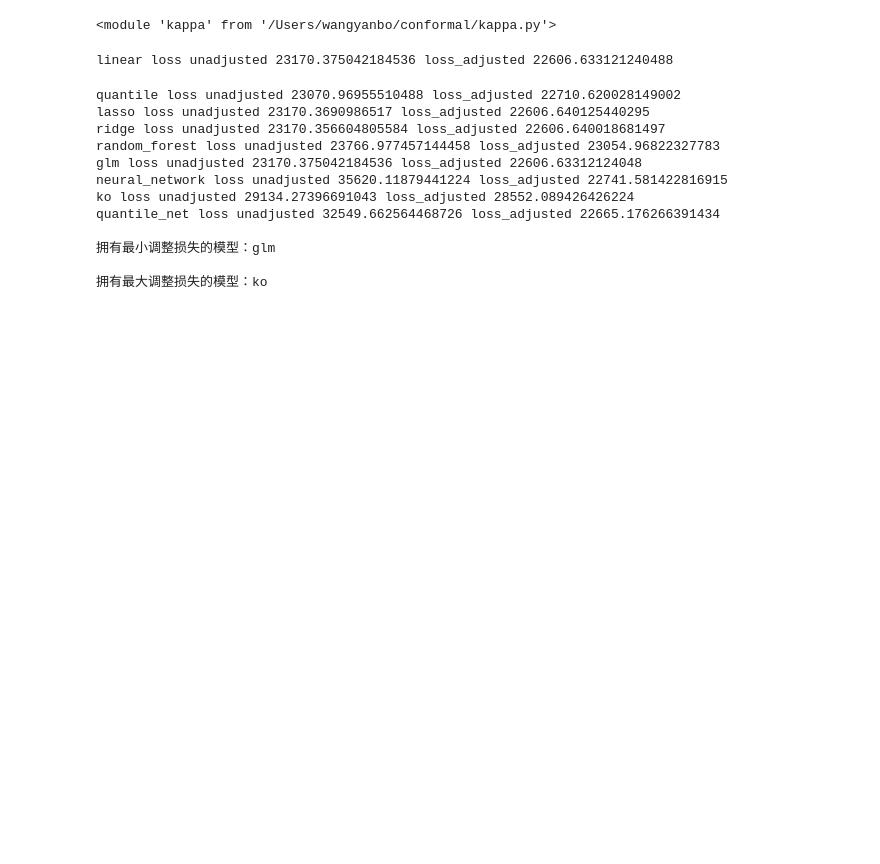
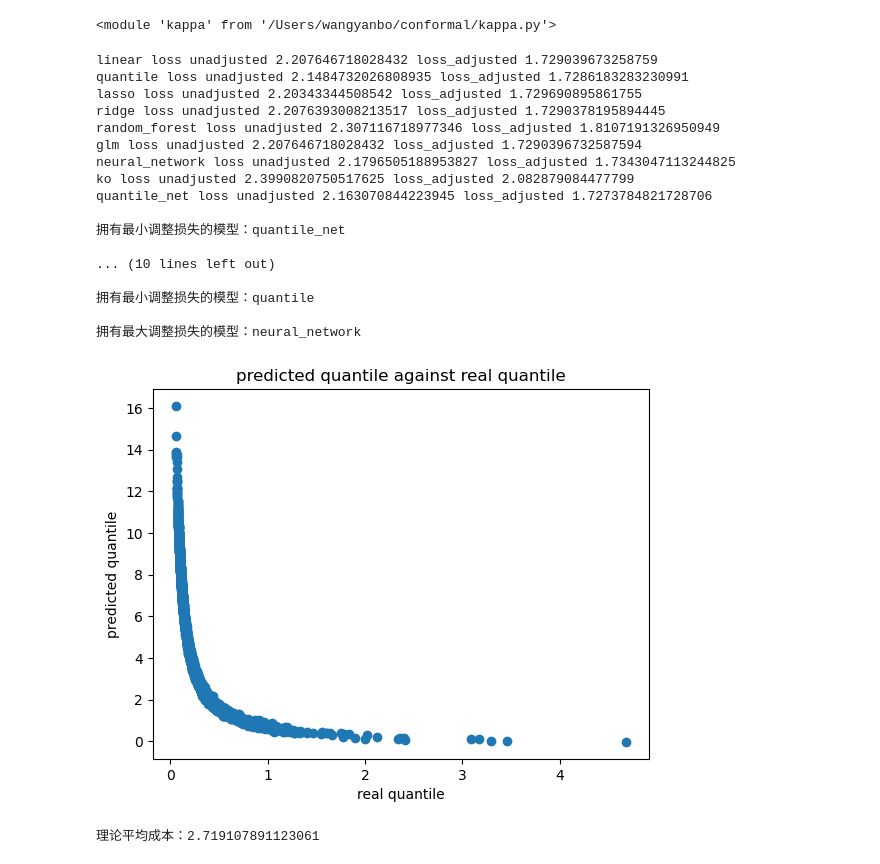
Before and after one commit to WangYanboLY/ConformalizedNewsvendor, a Jupyter notebook: 0424.ipynb, the cells around one changed output. Saved outputs shown, nothing was run; the diff lists cells and outputs as text; code cells hidden in the pictures; blank space fills up the shorter version.

```diff
--- a/0424.ipynb
+++ b/0424.ipynb
@@ -37,7 +38,7 @@ test_ratio = 0.2
 loss = {}
 models = ['linear', 'quantile', 'lasso', 'ridge', 'random_forest', 'glm', 'neural_network', 'ko', 'quantile_net']
 
-Y0 = np.random.exponential(Y)
+Y0 = np.random.exponential(30/Y)
 
 
 
@@ -52,23 +53,42 @@ max_loss_model = max(loss, key=lambda x: loss[x]['loss_adjusted'])
 print(f"\n拥有最小调整损失的模型：{min_loss_model}")
 print(f"\n拥有最大调整损失的模型：{max_loss_model}")
 # %% [output]
-linear loss unadjusted 23170.375042184536 loss_adjusted 22606.633121240488
+linear loss unadjusted 2.207646718028432 loss_adjusted 1.729039673258759
+quantile loss unadjusted 2.1484732026808935 loss_adjusted 1.7286183283230991
+lasso loss unadjusted 2.20343344508542 loss_adjusted 1.729690895861755
+ridge loss unadjusted 2.2076393008213517 loss_adjusted 1.7290378195894445
+random_forest loss unadjusted 2.307116718977346 loss_adjusted 1.8107191326950949
+glm loss unadjusted 2.207646718028432 loss_adjusted 1.7290396732587594
+neural_network loss unadjusted 2.1796505188953827 loss_adjusted 1.7343047113244825
+ko loss unadjusted 2.3990820750517625 loss_adjusted 2.082879084477799
+quantile_net loss unadjusted 2.163070844223945 loss_adjusted 1.7273784821728706
+
+拥有最小调整损失的模型：quantile_net
+
+... (10 lines left out)
+
+拥有最小调整损失的模型：quantile
+
+拥有最大调整损失的模型：neural_network
-quantile loss unadjusted 23070.96955510488 loss_adjusted 22710.620028149002
-lasso loss unadjusted 23170.3690986517 loss_adjusted 22606.640125440295
-ridge loss unadjusted 23170.356604805584 loss_adjusted 22606.640018681497
-random_forest loss unadjusted 23766.977457144458 loss_adjusted 23054.96822327783
-glm loss unadjusted 23170.375042184536 loss_adjusted 22606.63312124048
-neural_network loss unadjusted 35620.11879441224 loss_adjusted 22741.581422816915
-ko loss unadjusted 29134.27396691043 loss_adjusted 28552.089426426224
-quantile_net loss unadjusted 32549.662564468726 loss_adjusted 22665.176266391434
-
-拥有最小调整损失的模型：glm
-
-拥有最大调整损失的模型：ko
 # %%
-quantile_real = -np.log(1-quantile) / Y
+quantile_real = -30 * np.log(1-quantile) / Y
 
-kappa, d = kp.calculate_kappa_in(X_observed, Y0, quantile, 'quantile', quantile_real)
+kappa, d, bias, quantile_pred = kp.calculate_kappa_in(X_observed, Y0, quantile, 'quantile', quantile_real)
+plt.scatter(quantile_real, quantile_pred)
+plt.xlabel('real quantile')
+plt.ylabel('predicted quantile')
+plt.title('predicted quantile against real quantile')
+plt.show()
+# %% [output]
+[figure, added]
+# %%
+def quantile_loss(y_true, y_pred, quantile):
+    error = y_true - y_pred
+    return np.maximum(quantile * error, (quantile - 1) * error).mean()
+theoretical_average_cost = quantile_loss(Y0, quantile_real, quantile)
+print(f"\n理论平均成本：{theoretical_average_cost}")
+# %% [output]
+理论平均成本：2.719107891123061
 # %%
 plt.scatter(d, kappa)
 plt.xlabel('d')
```
Also changed, not shown: parts of 17 cells of this notebook, 3 other files.
